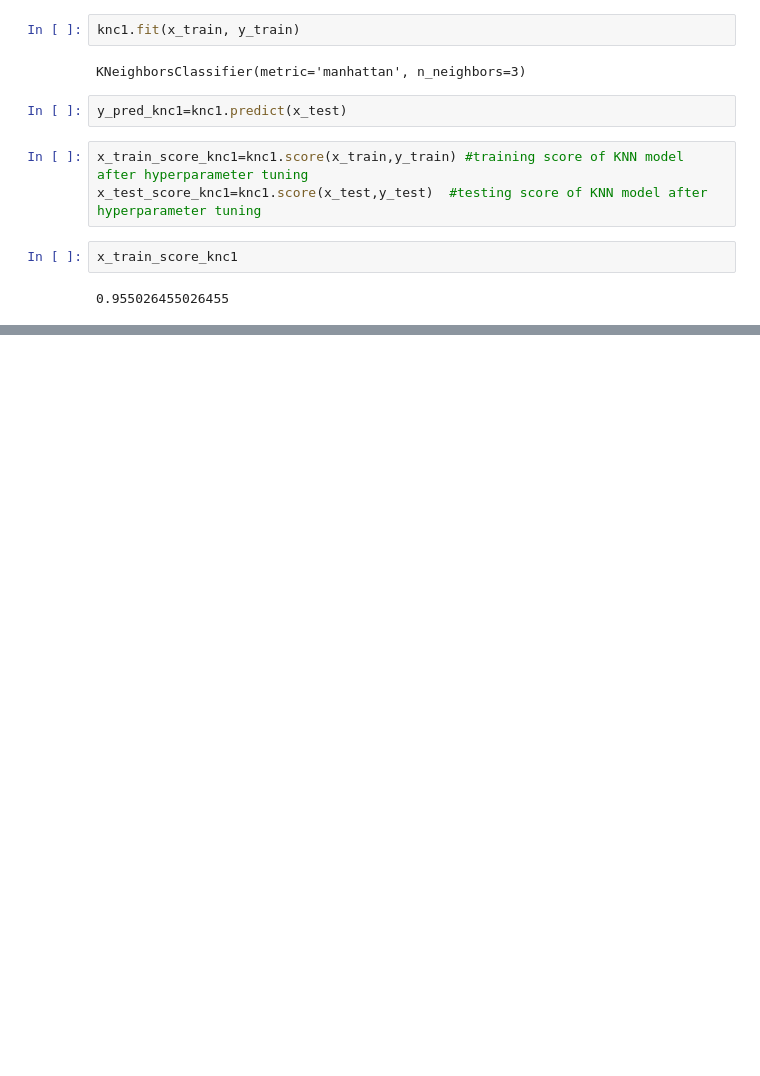
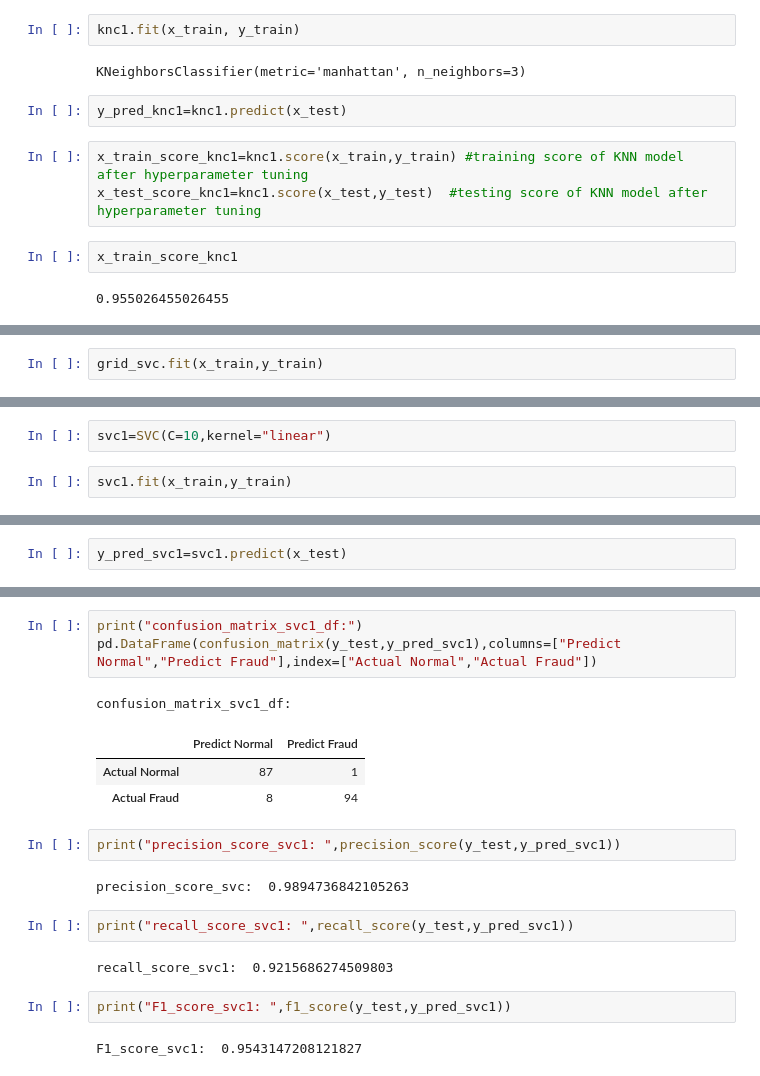
Before and after one commit to Rupesh-Mane/credit-card-fraud-detection, a Jupyter notebook: notebook/credit_card_fraud_detection.ipynb, the cells around one changed output, grey strips where cells are left out. Drawn from its saved outputs; the diff is of its cells as text; blank space fills up the shorter version.

```diff
--- a/notebook/credit_card_fraud_detection.ipynb
+++ b/notebook/credit_card_fraud_detection.ipynb
@@ -762,0 +842,2 @@ weighted avg       0.93      0.93      0.93       190
+# %%
+grid_svc.fit(x_train,y_train)
@@ -762,0 +853,4 @@ weighted avg       0.93      0.93      0.93       190
+# %%
+svc1=SVC(C=10,kernel="linear")
+# %%
+svc1.fit(x_train,y_train)
@@ -762,0 +859,2 @@ weighted avg       0.93      0.93      0.93       190
+# %%
+y_pred_svc1=svc1.predict(x_test)
@@ -762,0 +884,20 @@ weighted avg       0.93      0.93      0.93       190
+# %%
+print("confusion_matrix_svc1_df:")
+pd.DataFrame(confusion_matrix(y_test,y_pred_svc1),columns=["Predict Normal","Predict Fraud"],index=["Actual Normal","Actual Fraud"])
+# %% [output]
+confusion_matrix_svc1_df:
+|  | Predict Normal | Predict Fraud |
+| Actual Normal | 87 | 1 |
+| Actual Fraud | 8 | 94 |
+# %%
+print("precision_score_svc1: ",precision_score(y_test,y_pred_svc1))
+# %% [output]
+precision_score_svc:  0.9894736842105263
+# %%
+print("recall_score_svc1: ",recall_score(y_test,y_pred_svc1))
+# %% [output]
+recall_score_svc1:  0.9215686274509803
+# %%
+print("F1_score_svc1: ",f1_score(y_test,y_pred_svc1))
+# %% [output]
+F1_score_svc1:  0.9543147208121827
```
Also changed, not shown: parts of 80 cells of this notebook.
